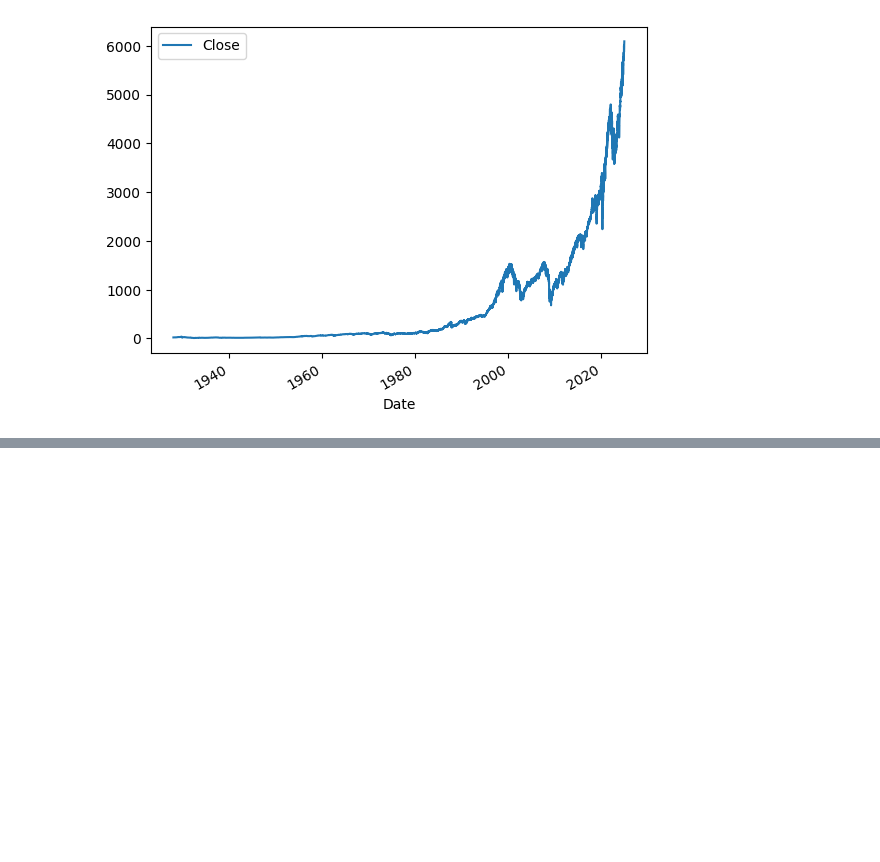
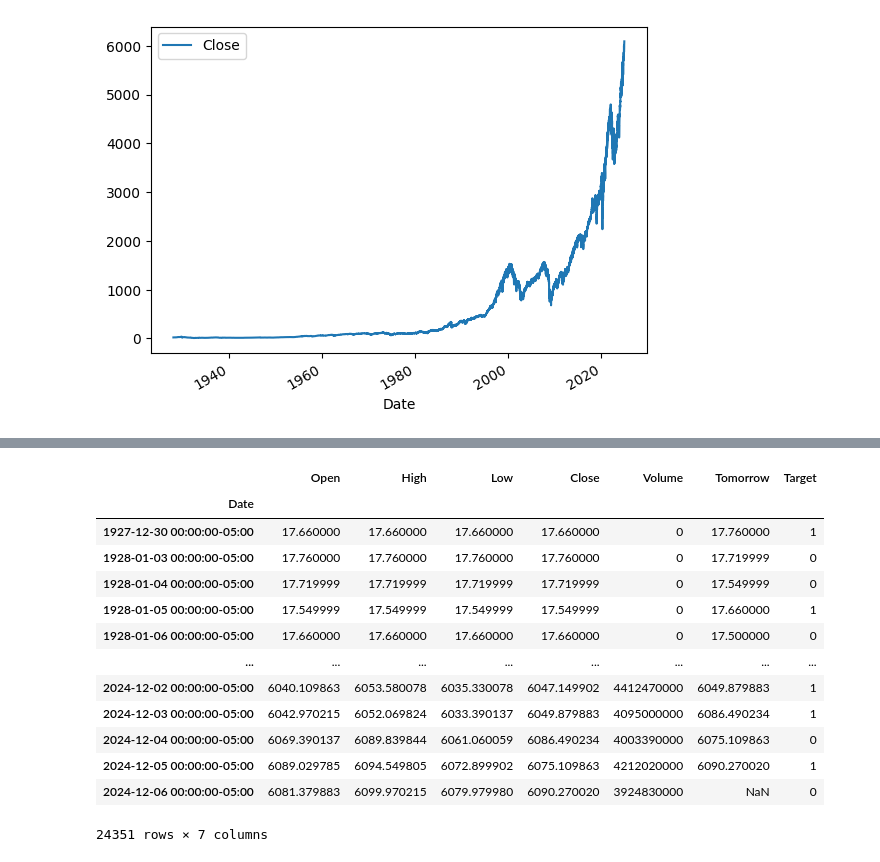
Before and after one commit to ifeanyiojji/Stock-Market-Predictor, a Jupyter notebook: sp500_predictor.ipynb, the cells around one changed output, grey strips where cells are left out. Drawn from its saved outputs; the diff is of its cells as text; code cells hidden in the pictures; blank space fills up the shorter version.

```diff
--- a/sp500_predictor.ipynb
+++ b/sp500_predictor.ipynb
@@ -37,3 +37,5 @@ sp500.plot.line(y="Close", use_index=True)
 # %%
 del sp500['Dividends']
 del sp500['Stock Splits']
+# %%
+sp500['Tomorrow'] = sp500['Close'].shift(-1)
@@ -39,0 +59,19 @@ del sp500['Stock Splits']
+# %%
+sp500['Target'] = (sp500['Tomorrow'] > sp500['Close']).astype(int)
+# %%
+sp500
+# %% [output]
+|  | Open | High | Low | Close | Volume | Tomorrow | Target |
+| Date |  |  |  |  |  |  |  |
+| 1927-12-30 00:00:00-05:00 | 17.660000 | 17.660000 | 17.660000 | 17.660000 | 0 | 17.760000 | 1 |
+| 1928-01-03 00:00:00-05:00 | 17.760000 | 17.760000 | 17.760000 | 17.760000 | 0 | 17.719999 | 0 |
+| 1928-01-04 00:00:00-05:00 | 17.719999 | 17.719999 | 17.719999 | 17.719999 | 0 | 17.549999 | 0 |
+| 1928-01-05 00:00:00-05:00 | 17.549999 | 17.549999 | 17.549999 | 17.549999 | 0 | 17.660000 | 1 |
+| 1928-01-06 00:00:00-05:00 | 17.660000 | 17.660000 | 17.660000 | 17.660000 | 0 | 17.500000 | 0 |
+| ... | ... | ... | ... | ... | ... | ... | ... |
+| 2024-12-02 00:00:00-05:00 | 6040.109863 | 6053.580078 | 6035.330078 | 6047.149902 | 4412470000 | 6049.879883 | 1 |
+| 2024-12-03 00:00:00-05:00 | 6042.970215 | 6052.069824 | 6033.390137 | 6049.879883 | 4095000000 | 6086.490234 | 1 |
+| 2024-12-04 00:00:00-05:00 | 6069.390137 | 6089.839844 | 6061.060059 | 6086.490234 | 4003390000 | 6075.109863 | 0 |
+| 2024-12-05 00:00:00-05:00 | 6089.029785 | 6094.549805 | 6072.899902 | 6075.109863 | 4212020000 | 6090.270020 | 1 |
+| 2024-12-06 00:00:00-05:00 | 6081.379883 | 6099.970215 | 6079.979980 | 6090.270020 | 3924830000 | NaN | 0 |
+24351 rows × 7 columns
```
Also changed, not shown: parts of 13 cells of this notebook.
